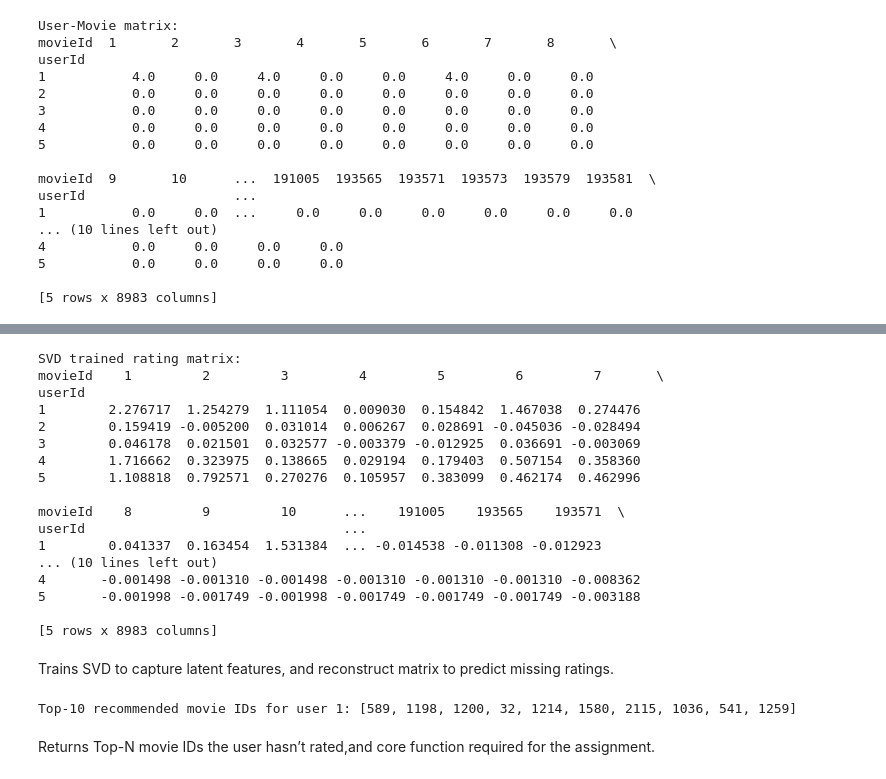
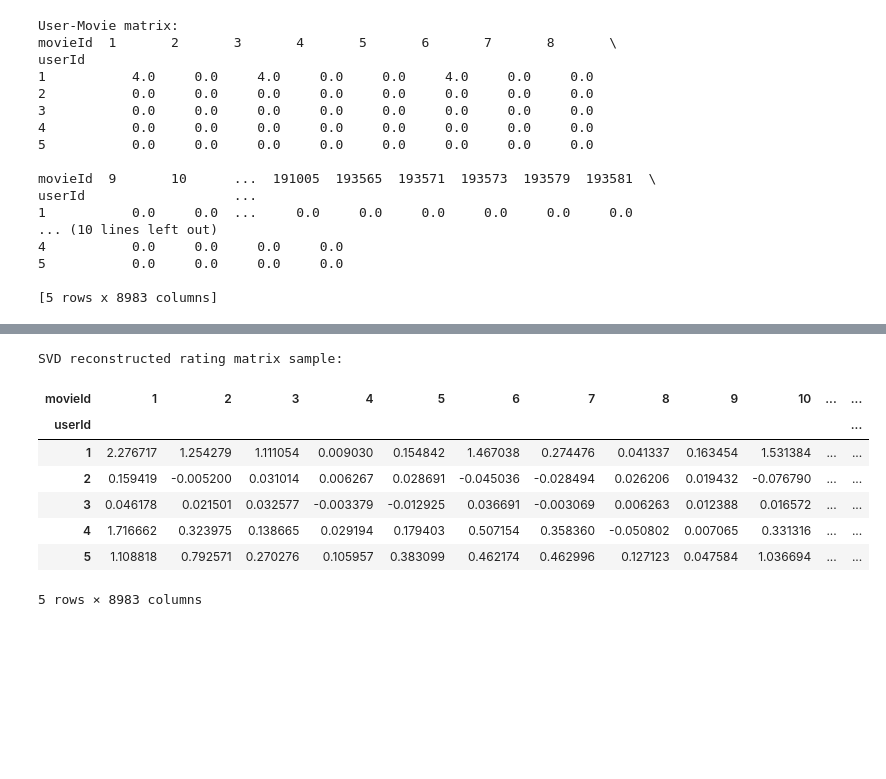
Before and after one commit to Sadiya-Akter-Mim/DataSynthis_Job_task, a Jupyter notebook: DataSynthesis_Assignment.ipynb, the cells around one changed output, grey strips where cells are left out. Drawn from its saved outputs; the diff is of its cells as text; code cells hidden in the pictures; blank space fills up the shorter version.

```diff
--- a/DataSynthesis_Assignment.ipynb
+++ b/DataSynthesis_Assignment.ipynb
@@ -83,57 +116,24 @@ Converts train ratings to a matrix with users as rows,movies as columns,and miss
 # %%
-# Convert to numpy array for SVD
+# Convert to numpy array
 matrix = train_matrix.values
 
-# Apply TruncatedSVD
+# Apply Truncated SVD
 svd = TruncatedSVD(n_components=20, random_state=42)
 latent_matrix = svd.fit_transform(matrix)
 reconstructed = np.dot(latent_matrix, svd.components_)
 
 # Convert back to DataFrame
 svd_train_df = pd.DataFrame(reconstructed, index=train_matrix.index, columns=train_matrix.columns)
 
-print("SVD trained rating matrix:")
-print(svd_train_df.head())
+print("SVD reconstructed rating matrix sample:")
+display(svd_train_df.head())
 # %% [output]
-SVD trained rating matrix:
-movieId    1         2         3         4         5         6         7       \
-userId
-1        2.276717  1.254279  1.111054  0.009030  0.154842  1.467038  0.274476
-2        0.159419 -0.005200  0.031014  0.006267  0.028691 -0.045036 -0.028494
-3        0.046178  0.021501  0.032577 -0.003379 -0.012925  0.036691 -0.003069
-4        1.716662  0.323975  0.138665  0.029194  0.179403  0.507154  0.358360
-5        1.108818  0.792571  0.270276  0.105957  0.383099  0.462174  0.462996
-
-movieId    8         9         10      ...    191005    193565    193571  \
-userId                                 ...
-1        0.041337  0.163454  1.531384  ... -0.014538 -0.011308 -0.012923
-... (10 lines left out)
-4       -0.001498 -0.001310 -0.001498 -0.001310 -0.001310 -0.001310 -0.008362
-5       -0.001998 -0.001749 -0.001998 -0.001749 -0.001749 -0.001749 -0.003188
-
-[5 rows x 8983 columns]
+SVD reconstructed rating matrix sample:
+| movieId | 1 | 2 | 3 | 4 | 5 | 6 | 7 | 8 | 9 | 10 | ... | ... |
+| userId |  |  |  |  |  |  |  |  |  |  |  | ... |
+| 1 | 2.276717 | 1.254279 | 1.111054 | 0.009030 | 0.154842 | 1.467038 | 0.274476 | 0.041337 | 0.163454 | 1.531384 | ... | ... |
+| 2 | 0.159419 | -0.005200 | 0.031014 | 0.006267 | 0.028691 | -0.045036 | -0.028494 | 0.026206 | 0.019432 | -0.076790 | ... | ... |
+| 3 | 0.046178 | 0.021501 | 0.032577 | -0.003379 | -0.012925 | 0.036691 | -0.003069 | 0.006263 | 0.012388 | 0.016572 | ... | ... |
+| 4 | 1.716662 | 0.323975 | 0.138665 | 0.029194 | 0.179403 | 0.507154 | 0.358360 | -0.050802 | 0.007065 | 0.331316 | ... | ... |
+| 5 | 1.108818 | 0.792571 | 0.270276 | 0.105957 | 0.383099 | 0.462174 | 0.462996 | 0.127123 | 0.047584 | 1.036694 | ... | ... |
+5 rows × 8983 columns
-# %% [markdown]
-Trains SVD to capture latent features, and reconstruct matrix to predict missing ratings.
-# %%
-def recommend_movies(user_id, N=10):
-
-    #Returns Top-N recommended movies for a given user using SVD
-
-    if user_id not in svd_train_df.index:
-        return []
-
-    user_ratings = svd_train_df.loc[user_id]
-
-    # Remove movies already rated in train
-    watched = train[train["userId"] == user_id]["movieId"].values
-    recommendations = user_ratings.drop(watched).sort_values(ascending=False).head(N)
-
-    return recommendations.index.tolist()
-
-# Example: top 10 movies for user 1
-top_movies = recommend_movies(1, N=10)
-print("Top-10 recommended movie IDs for user 1:", top_movies)
-# %% [output]
-Top-10 recommended movie IDs for user 1: [589, 1198, 1200, 32, 1214, 1580, 2115, 1036, 541, 1259]
-# %% [markdown]
-Returns Top-N movie IDs the user hasn’t rated,and core function required for the assignment.
```
Also changed, not shown: parts of 15 cells of this notebook.
